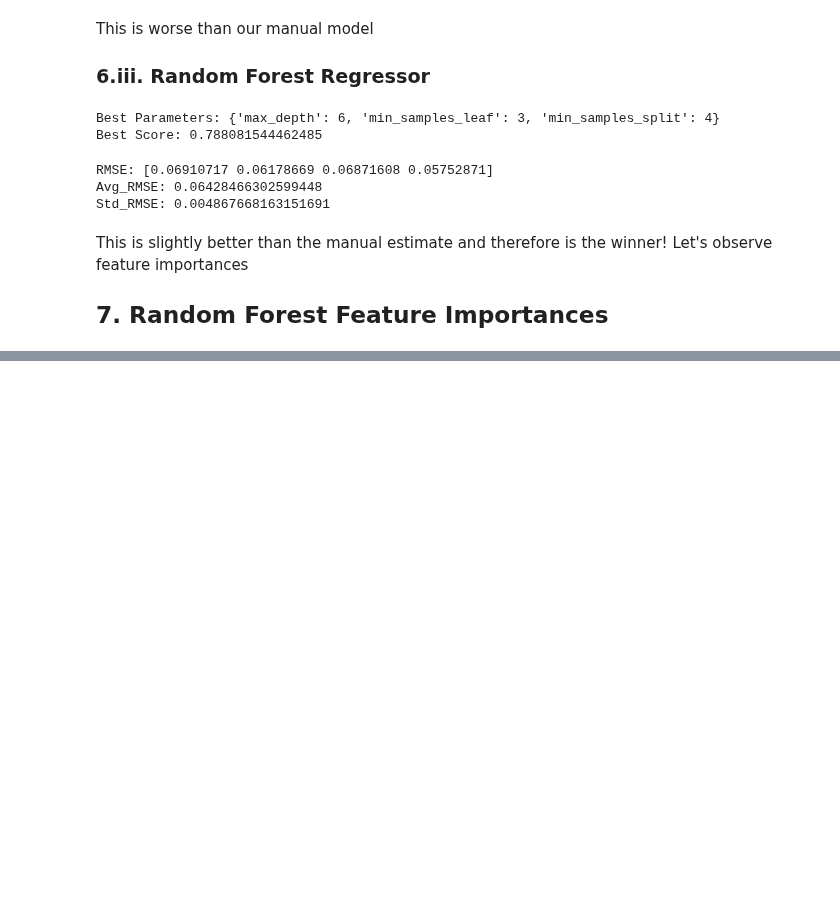
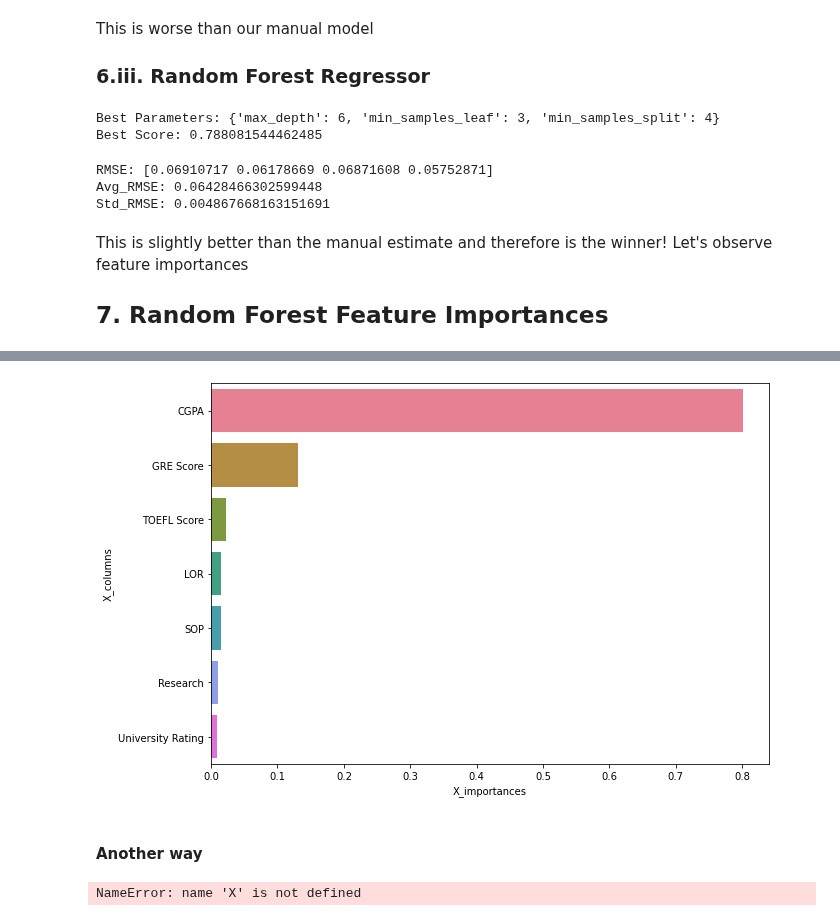
Before and after one commit to harera3/ML_Portfolio, a Jupyter notebook: 23_Admissions_Model_Training.ipynb, the cells around one changed output, grey strips where cells are left out. Saved outputs shown, nothing was run; the diff lists cells and outputs as text; code cells hidden in the pictures; blank space fills up the shorter version.

Commit message:
7. feature importances

```diff
--- a/23_Admissions_Model_Training.ipynb
+++ b/23_Admissions_Model_Training.ipynb
@@ -308,3 +308,6 @@ This is slightly better than the manual estimate and therefore is the winner!
 Let's observe feature importances
 
 ## 7. Random Forest Feature Importances
+# %%
+X_importances = rangrid.best_estimator_.feature_importances_
+sorted(X_importances, reverse=True)
@@ -310,0 +322,8 @@ Let's observe feature importances
+# %%
+ranfo_df = pd.DataFrame()
+ranfo_df['X_columns'] = X_train_1.columns
+ranfo_df['X_importances'] = X_importances
+ranfo_df_sorted = ranfo_df.sort_values(by=['X_importances'],
+                                       ascending=False
+                                      )
+ranfo_df_sorted
@@ -310,0 +339,18 @@ Let's observe feature importances
+# %%
+import seaborn as sns
+
+ranfo_df_ = ranfo_df_sorted
+plt.figure(figsize=(10,7))
+ax = sns.barplot(x='X_importances', y='X_columns', data=ranfo_df_, palette="husl")
+# %% [output]
+[figure, added]
+# %% [markdown]
+#### Another way
+# %%
+feature_importance = pd.DataFrame(sorted(zip(rangrid.best_estimator_.feature_importances_, X.columns)),
+                                  columns=['Value','Feature'])
+plt.figure(figsize=(10, 6))
+sns.barplot(x="Value", y="Feature", data=feature_importance.sort_values(by="Value", ascending=False))
+plt.title('Random Forest Feature Importance')
+# %% [output]
+NameError: name 'X' is not defined
```
Also changed, not shown: parts of 2 cells of this notebook.
